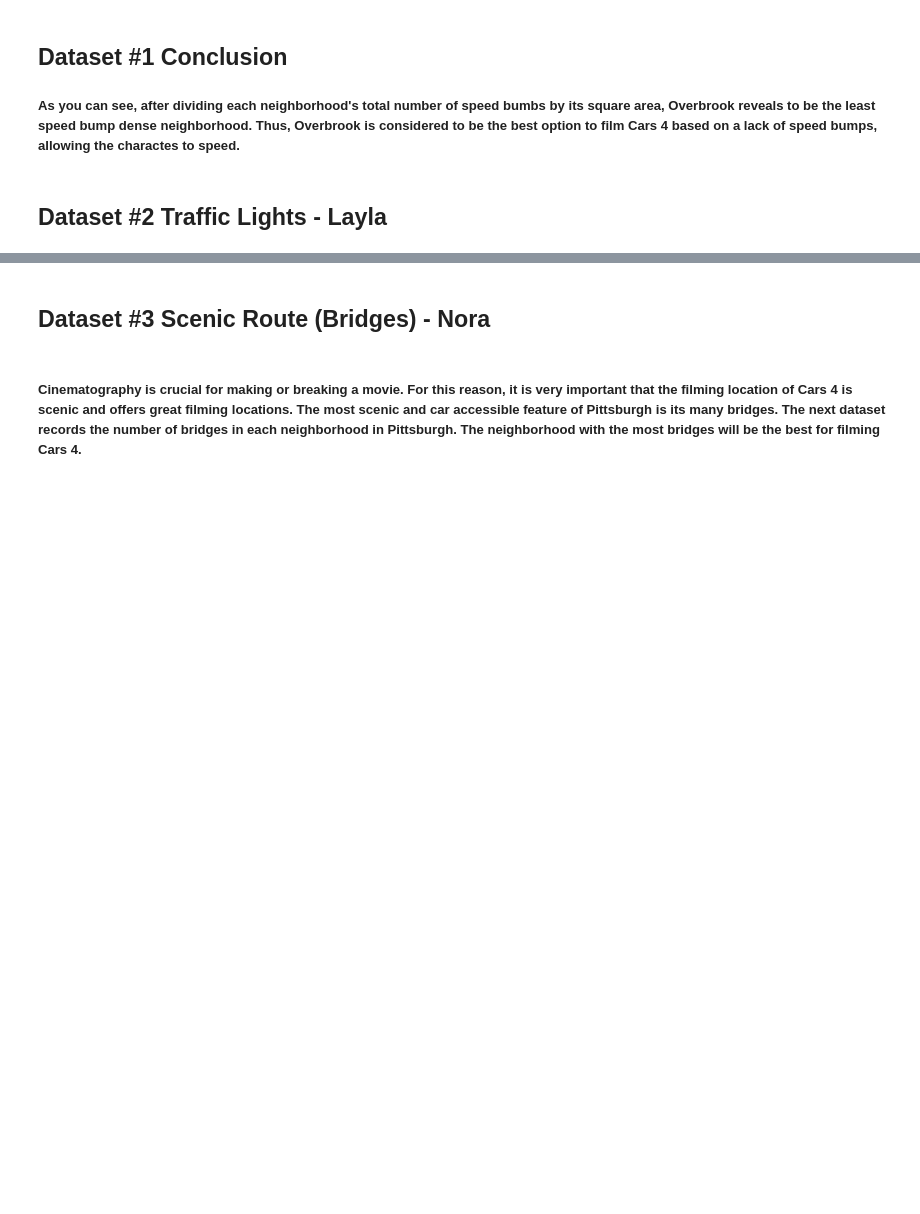
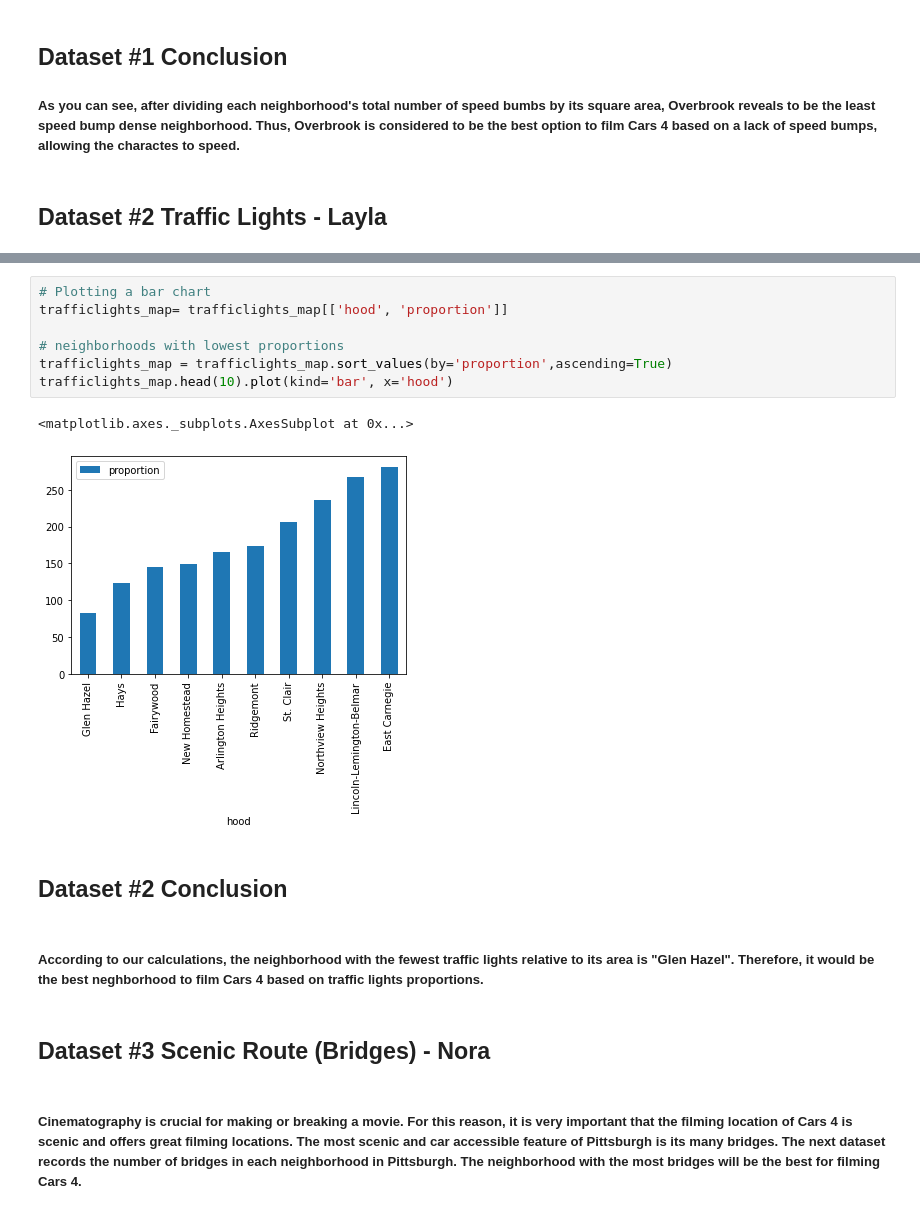
Before and after one commit to norarich/Final-Project, a Jupyter notebook: Final Notebook.ipynb, the cells around one changed output, grey strips where cells are left out. Drawn from its saved outputs; the diff is of its cells as text; blank space fills up the shorter version.

```diff
--- a/Final Notebook.ipynb
+++ b/Final Notebook.ipynb
@@ -96,3 +154,17 @@ put your code here.
+# %%
+# Plotting a bar chart
+trafficlights_map= trafficlights_map[['hood', 'proportion']]
+
+# neighborhoods with lowest proportions
+trafficlights_map = trafficlights_map.sort_values(by='proportion',ascending=True)
+trafficlights_map.head(10).plot(kind='bar', x='hood')
+# %% [output]
+<matplotlib.axes._subplots.AxesSubplot at 0x...>
+[figure, added]
+# %% [markdown]
+## Dataset #2 Conclusion
+# %% [markdown]
+##### According to our calculations, the neighborhood with the fewest traffic lights relative to its area is "**Glen Hazel**". Therefore, it would be the best neghborhood to film Cars 4 based on traffic lights proportions.
 # %% [markdown]
 ## Dataset #3 Scenic Route (Bridges) - Nora
 # %% [markdown]
```
Also changed, not shown: parts of 7 cells of this notebook.
